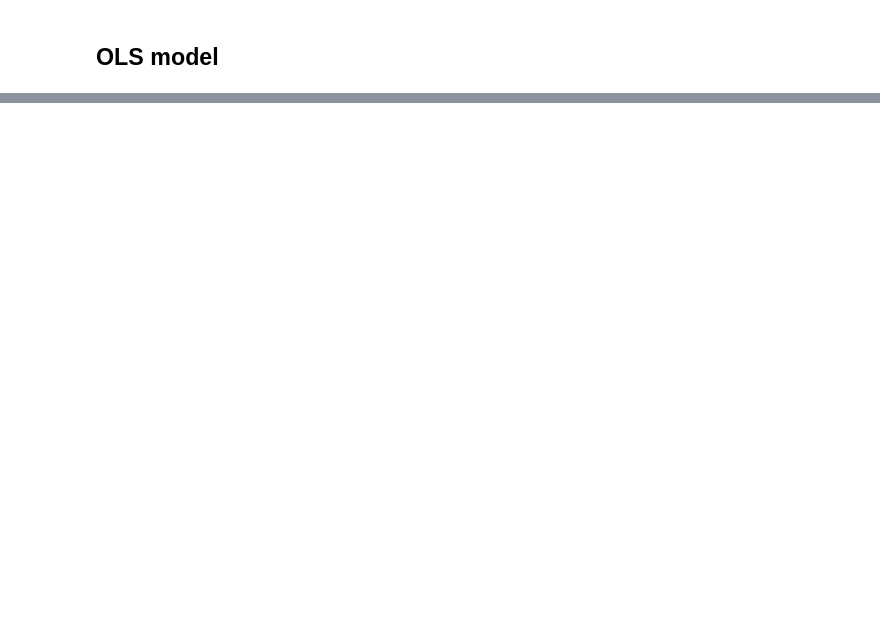
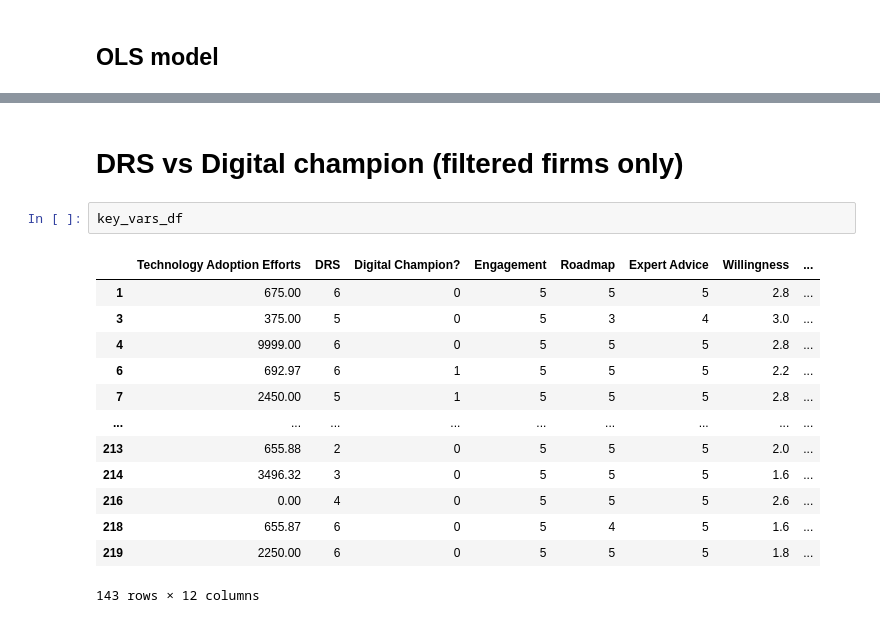
Before and after one commit to roughhawkbit/digi-inno-road-prod, a Jupyter notebook: analysis/DataCharacterisationForPaper.ipynb, the cells around one changed output, grey strips where cells are left out. Cells and saved outputs as stored; diff of their text form; blank space fills up the shorter version.

```diff
--- a/analysis/DataCharacterisationForPaper.ipynb
+++ b/analysis/DataCharacterisationForPaper.ipynb
@@ -658,3 +693,21 @@ Covariance Type:                     nonrobust
 
 Notes:
 [1] Standard Errors assume that the covariance matrix of the errors is correctly specified.
+# %% [markdown]
+# DRS vs Digital champion (filtered firms only)
+# %%
+key_vars_df
+# %% [output]
+|  | Technology Adoption Efforts | DRS | Digital Champion? | Engagement | Roadmap | Expert Advice | Willingness | ... |
+| 1 | 675.00 | 6 | 0 | 5 | 5 | 5 | 2.8 | ... |
+| 3 | 375.00 | 5 | 0 | 5 | 3 | 4 | 3.0 | ... |
+| 4 | 9999.00 | 6 | 0 | 5 | 5 | 5 | 2.8 | ... |
+| 6 | 692.97 | 6 | 1 | 5 | 5 | 5 | 2.2 | ... |
+| 7 | 2450.00 | 5 | 1 | 5 | 5 | 5 | 2.8 | ... |
+| ... | ... | ... | ... | ... | ... | ... | ... | ... |
+| 213 | 655.88 | 2 | 0 | 5 | 5 | 5 | 2.0 | ... |
+| 214 | 3496.32 | 3 | 0 | 5 | 5 | 5 | 1.6 | ... |
+| 216 | 0.00 | 4 | 0 | 5 | 5 | 5 | 2.6 | ... |
+| 218 | 655.87 | 6 | 0 | 5 | 4 | 5 | 1.6 | ... |
+| 219 | 2250.00 | 6 | 0 | 5 | 5 | 5 | 1.8 | ... |
+143 rows × 12 columns
```
Also changed, not shown: parts of 10 cells of this notebook.
